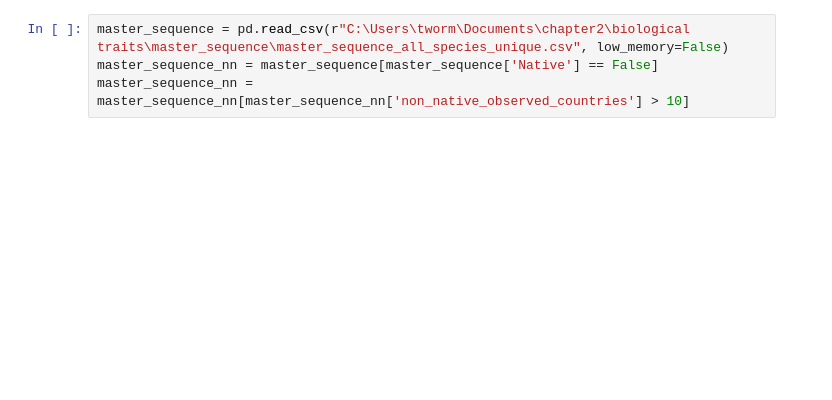
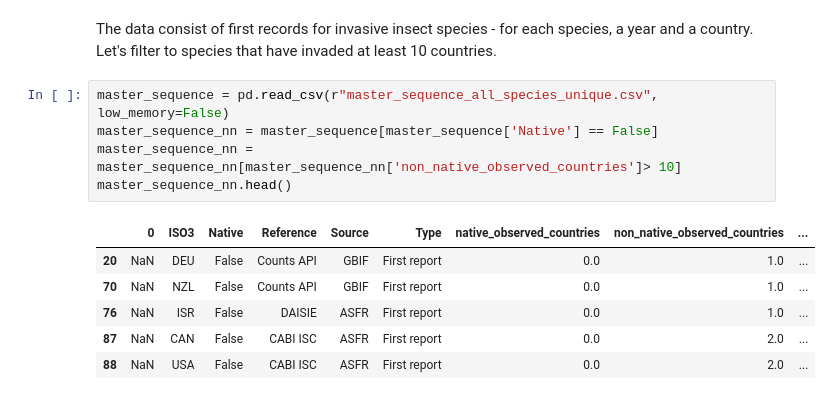
Before and after one commit to ThomWorm/CarryingCapacityLabMeeting, a Jupyter notebook: lab_meeting.ipynb, the cells around one changed output. Cells and saved outputs as stored; diff of their text form; blank space fills up the shorter version.

```diff
--- a/lab_meeting.ipynb
+++ b/lab_meeting.ipynb
@@ -6,4 +42,14 @@ import scipy.stats as stats
+# %% [markdown]
+The data consist of first records for invasive insect species - for each species, a year and a country. Let's filter to species that have invaded at least 10 countries.
 # %%
-master_sequence = pd.read_csv(r"C:\Users\tworm\Documents\chapter2\biological traits\master_sequence\master_sequence_all_species_unique.csv", low_memory=False)
+master_sequence = pd.read_csv(r"master_sequence_all_species_unique.csv", low_memory=False)
 master_sequence_nn = master_sequence[master_sequence['Native'] == False]
-master_sequence_nn = master_sequence_nn[master_sequence_nn['non_native_observed_countries'] > 10]
+master_sequence_nn = master_sequence_nn[master_sequence_nn['non_native_observed_countries']> 10]
+master_sequence_nn.head()
+# %% [output]
+|  | 0 | ISO3 | Native | Reference | Source | Type | native_observed_countries | non_native_observed_countries | ... |
+| 20 | NaN | DEU | False | Counts API | GBIF | First report | 0.0 | 1.0 | ... |
+| 70 | NaN | NZL | False | Counts API | GBIF | First report | 0.0 | 1.0 | ... |
+| 76 | NaN | ISR | False | DAISIE | ASFR | First report | 0.0 | 1.0 | ... |
+| 87 | NaN | CAN | False | CABI ISC | ASFR | First report | 0.0 | 2.0 | ... |
+| 88 | NaN | USA | False | CABI ISC | ASFR | First report | 0.0 | 2.0 | ... |
```
Also changed, not shown: parts of 10 cells of this notebook, 1 other file.
